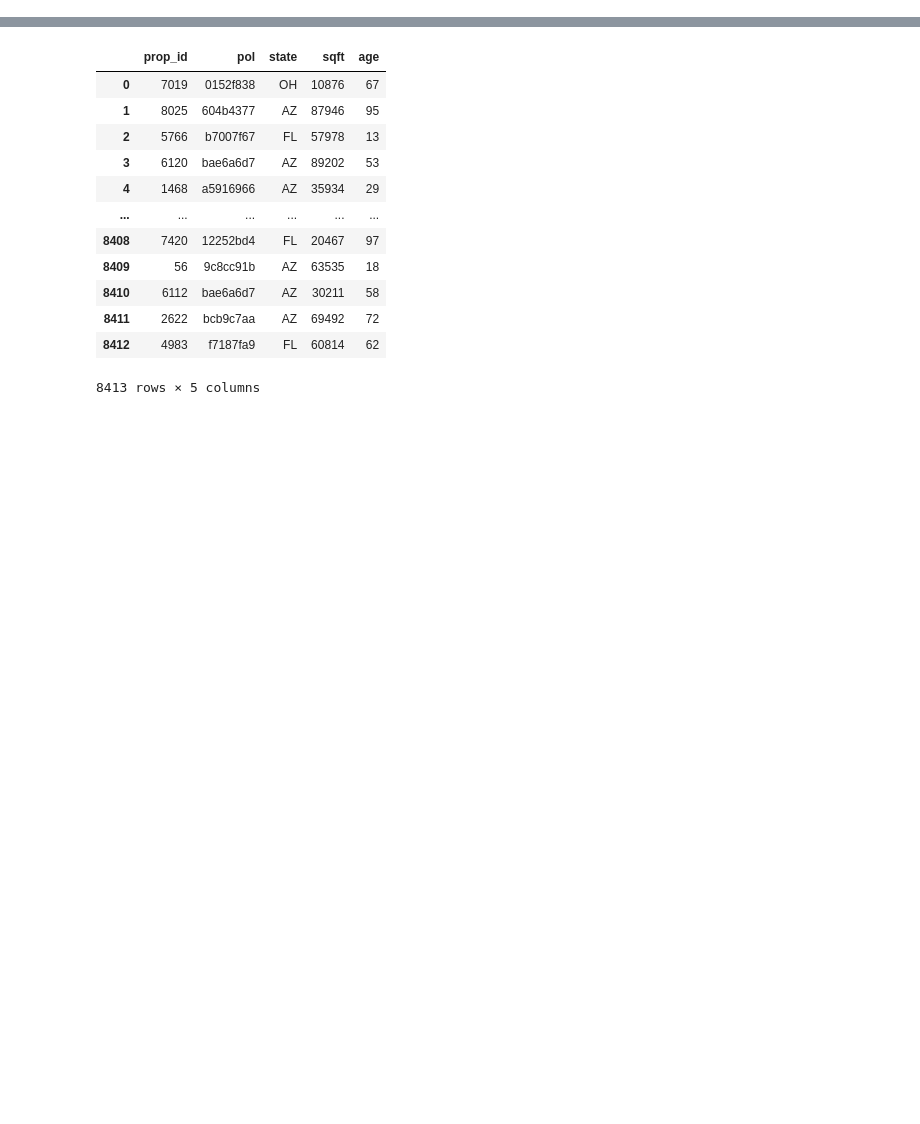
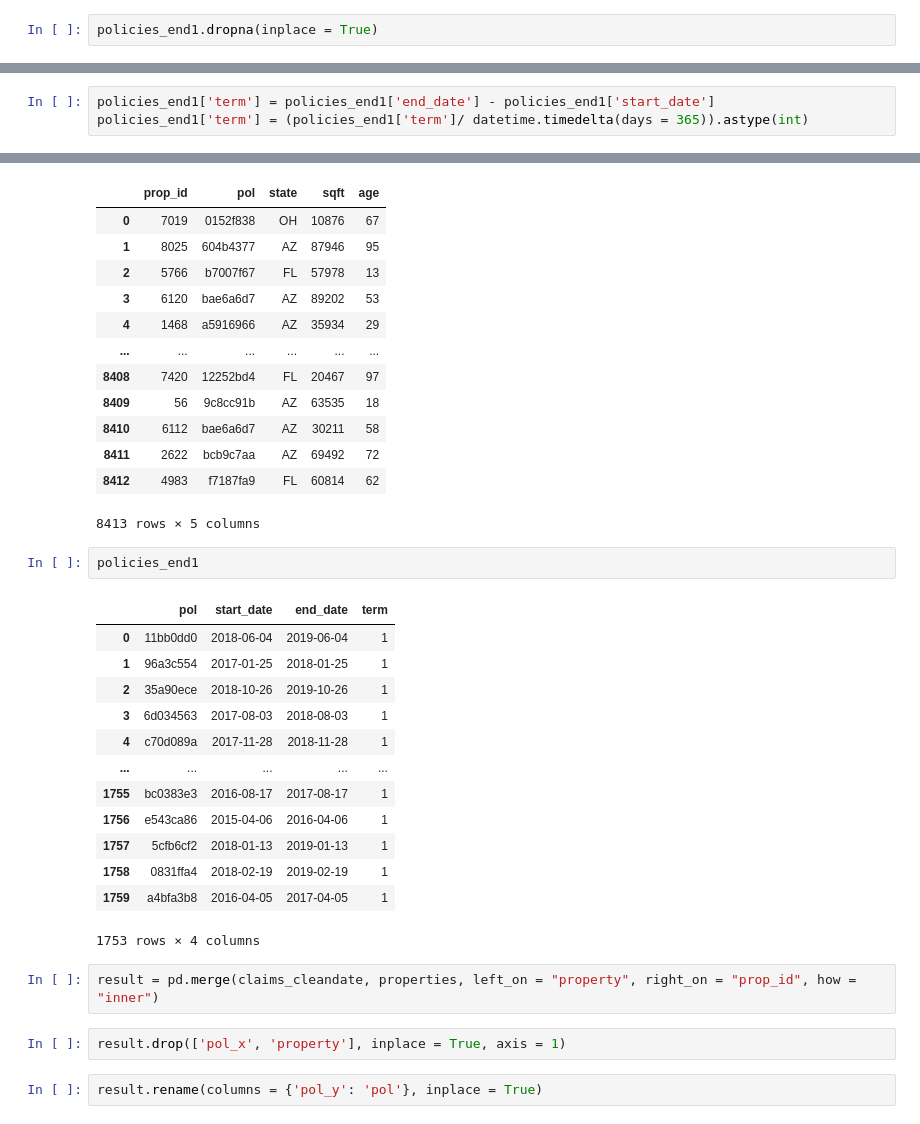
Before and after one commit to AishwaryaGopal12/Chubb-Assignment, a Jupyter notebook: Initial-exploration.ipynb, the cells around one changed output, grey strips where cells are left out. Cells and saved outputs as stored; diff of their text form; blank space fills up the shorter version.

```diff
--- a/Initial-exploration.ipynb
+++ b/Initial-exploration.ipynb
@@ -90,3 +108,5 @@ policies_end1.drop(['day', 'month', 'year'], axis = 1, inplace = True)
+# %%
+policies_end1.dropna(inplace = True)
 # %%
 policies_end1.info()
 # %% [output]
@@ -104,0 +159,3 @@ properties = pd.read_csv("properties.csv")
+# %%
+policies_end1['term'] = policies_end1['end_date'] - policies_end1['start_date']
+policies_end1['term'] = (policies_end1['term']/ datetime.timedelta(days = 365)).astype(int)
@@ -118,3 +189,25 @@ properties
 | 8411 | 2622 | bcb9c7aa | AZ | 69492 | 72 |
 | 8412 | 4983 | f7187fa9 | FL | 60814 | 62 |
 8413 rows × 5 columns
+# %%
+policies_end1
+# %% [output]
+|  | pol | start_date | end_date | term |
+| 0 | 11bb0dd0 | 2018-06-04 | 2019-06-04 | 1 |
+| 1 | 96a3c554 | 2017-01-25 | 2018-01-25 | 1 |
+| 2 | 35a90ece | 2018-10-26 | 2019-10-26 | 1 |
+| 3 | 6d034563 | 2017-08-03 | 2018-08-03 | 1 |
+| 4 | c70d089a | 2017-11-28 | 2018-11-28 | 1 |
+| ... | ... | ... | ... | ... |
+| 1755 | bc0383e3 | 2016-08-17 | 2017-08-17 | 1 |
+| 1756 | e543ca86 | 2015-04-06 | 2016-04-06 | 1 |
+| 1757 | 5cfb6cf2 | 2018-01-13 | 2019-01-13 | 1 |
+| 1758 | 0831ffa4 | 2018-02-19 | 2019-02-19 | 1 |
+| 1759 | a4bfa3b8 | 2016-04-05 | 2017-04-05 | 1 |
+1753 rows × 4 columns
+# %%
+result = pd.merge(claims_cleandate, properties, left_on = "property", right_on = "prop_id", how = "inner")
+# %%
+result.drop(['pol_x', 'property'], inplace = True, axis = 1)
+# %%
+result.rename(columns = {'pol_y': 'pol'}, inplace = True)
```
Also changed, not shown: parts of 11 cells of this notebook.
